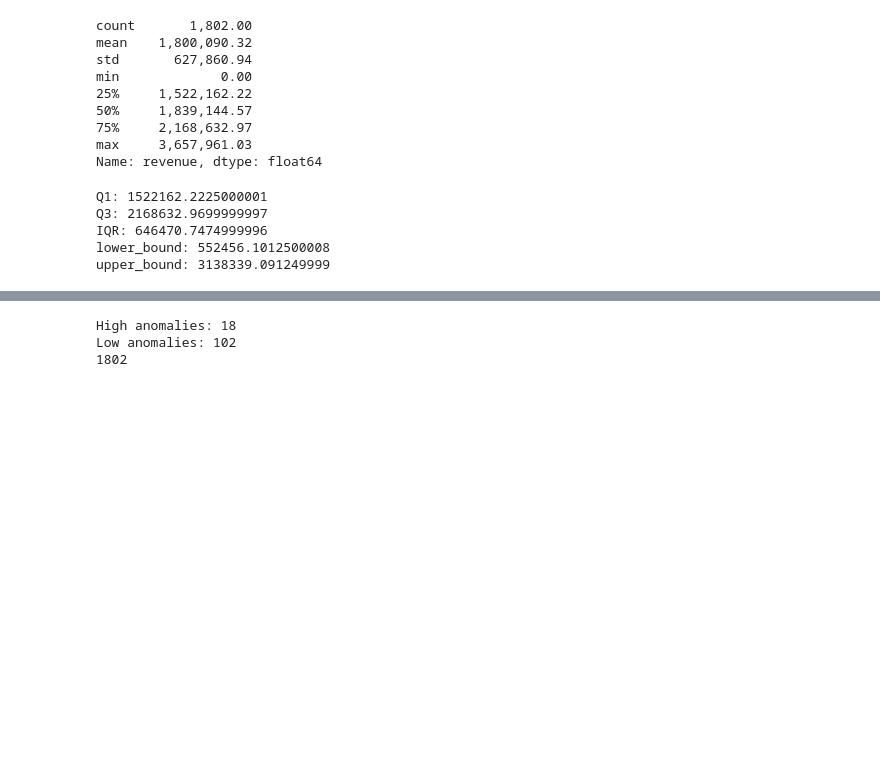
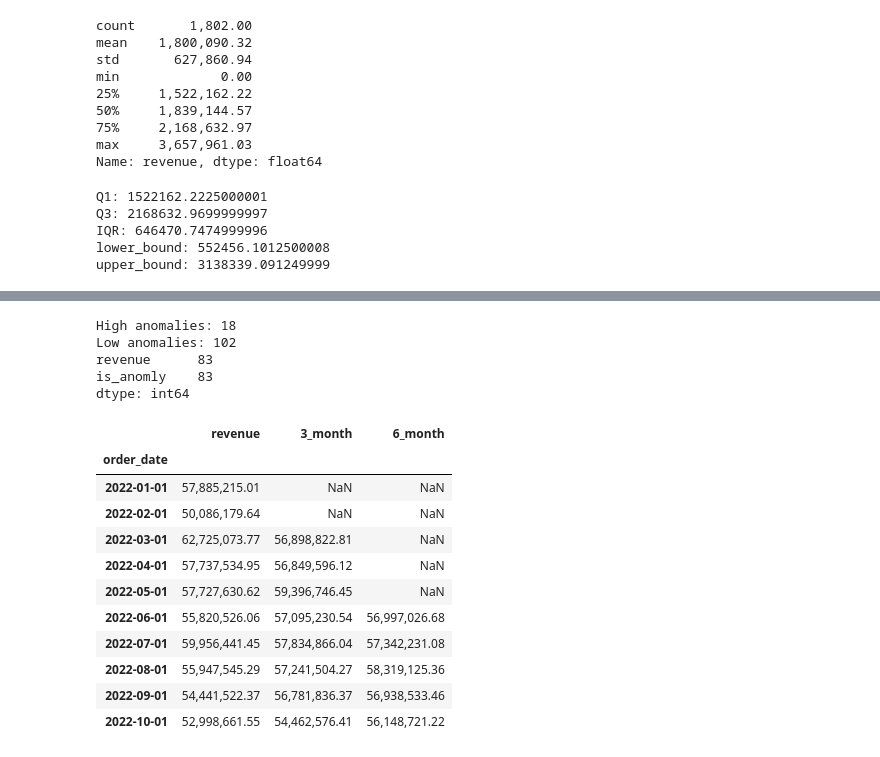
Before and after one commit to piyush8769/messy-ecommerce-analytics-dataset, a Jupyter notebook: Module_3_Data_Transformation.ipynb, the cells around one changed output, grey strips where cells are left out. Saved outputs shown, nothing was run; the diff lists cells and outputs as text; code cells hidden in the pictures; blank space fills up the shorter version.

```diff
--- a/Module_3_Data_Transformation.ipynb
+++ b/Module_3_Data_Transformation.ipynb
@@ -2546,8 +2552,10 @@ low_anomalies = anomly_df[
 
 print("High anomalies:", len(high_anomalies))
 print("Low anomalies:", len(low_anomalies))
-print(len(anomly_df))
+print(anomly_df[anomly_df['revenue']==0].count())
 # %% [output]
 High anomalies: 18
 Low anomalies: 102
-1802
+revenue      83
+is_anomly    83
+dtype: int64
@@ -2553,0 +2566,17 @@ Low anomalies: 102
+# %%
+monthly_revenue_d['3_month']=monthly_revenue_d['revenue'].rolling(window=3).mean()
+monthly_revenue_d['6_month']=monthly_revenue_d['revenue'].rolling(window=6).mean()
+monthly_revenue_d.head(10)
+# %% [output]
+|  | revenue | 3_month | 6_month |
+| order_date |  |  |  |
+| 2022-01-01 | 57,885,215.01 | NaN | NaN |
+| 2022-02-01 | 50,086,179.64 | NaN | NaN |
+| 2022-03-01 | 62,725,073.77 | 56,898,822.81 | NaN |
+| 2022-04-01 | 57,737,534.95 | 56,849,596.12 | NaN |
+| 2022-05-01 | 57,727,630.62 | 59,396,746.45 | NaN |
+| 2022-06-01 | 55,820,526.06 | 57,095,230.54 | 56,997,026.68 |
+| 2022-07-01 | 59,956,441.45 | 57,834,866.04 | 57,342,231.08 |
+| 2022-08-01 | 55,947,545.29 | 57,241,504.27 | 58,319,125.36 |
+| 2022-09-01 | 54,441,522.37 | 56,781,836.37 | 56,938,533.46 |
+| 2022-10-01 | 52,998,661.55 | 54,462,576.41 | 56,148,721.22 |
```
Also changed, not shown: parts of 17 cells of this notebook, 2 other files.
